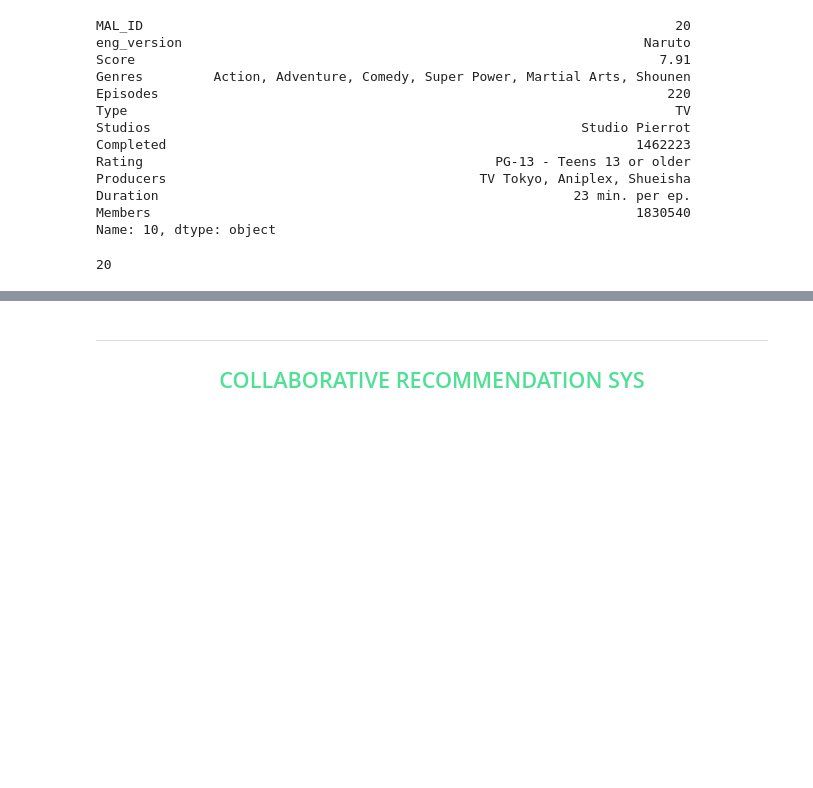
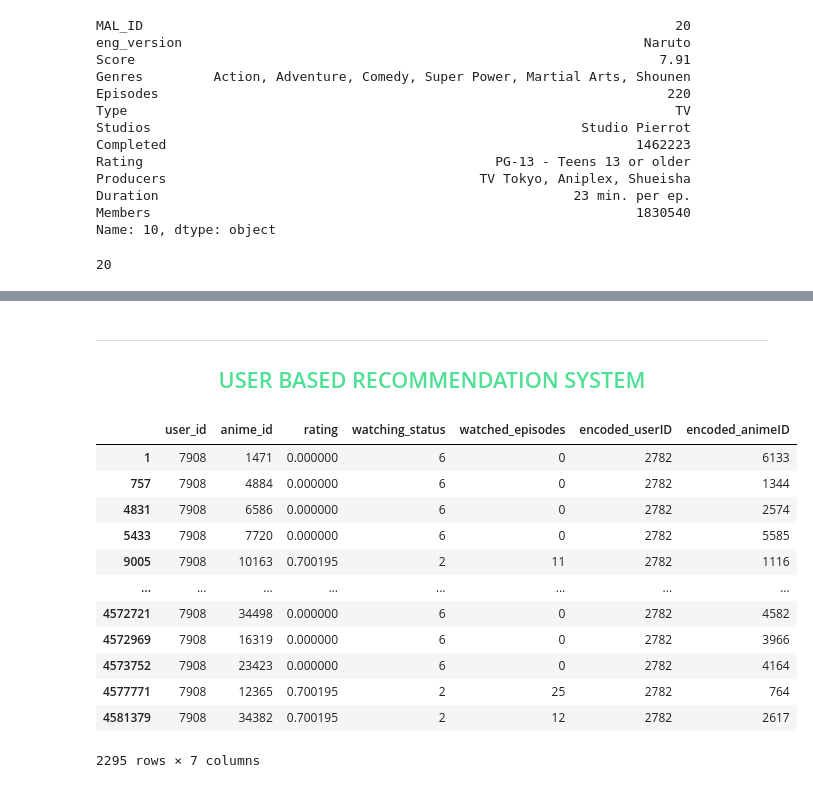
Before and after one commit to VDNT11NULL/Anime-Nexus, a Jupyter notebook: notebooks/nb_v0.ipynb, the cells around one changed output, grey strips where cells are left out. Cells and saved outputs as stored; diff of their text form; code cells hidden in the pictures; blank space fills up the shorter version.

```diff
--- a/notebooks/nb_v0.ipynb
+++ b/notebooks/nb_v0.ipynb
@@ -899,5 +913,21 @@ Animes closest to Naruto are as follows:
 ---
 
 <h2 style="text-align: center; color:rgb(79, 224, 149); word-spacing: 20px;">
-  COLLABORATIVE RECOMMENDATION SYS
+      USER BASED RECOMMENDATION SYSTEM
 </h2>
+# %%
+rating_df[rating_df.user_id == 7908]
+# %% [output]
+|  | user_id | anime_id | rating | watching_status | watched_episodes | encoded_userID | encoded_animeID |
+| 1 | 7908 | 1471 | 0.000000 | 6 | 0 | 2782 | 6133 |
+| 757 | 7908 | 4884 | 0.000000 | 6 | 0 | 2782 | 1344 |
+| 4831 | 7908 | 6586 | 0.000000 | 6 | 0 | 2782 | 2574 |
+| 5433 | 7908 | 7720 | 0.000000 | 6 | 0 | 2782 | 5585 |
+| 9005 | 7908 | 10163 | 0.700195 | 2 | 11 | 2782 | 1116 |
+| ... | ... | ... | ... | ... | ... | ... | ... |
+| 4572721 | 7908 | 34498 | 0.000000 | 6 | 0 | 2782 | 4582 |
+| 4572969 | 7908 | 16319 | 0.000000 | 6 | 0 | 2782 | 3966 |
+| 4573752 | 7908 | 23423 | 0.000000 | 6 | 0 | 2782 | 4164 |
+| 4577771 | 7908 | 12365 | 0.700195 | 2 | 25 | 2782 | 764 |
+| 4581379 | 7908 | 34382 | 0.700195 | 2 | 12 | 2782 | 2617 |
+2295 rows × 7 columns
```
Also changed, not shown: parts of 30 cells of this notebook.
